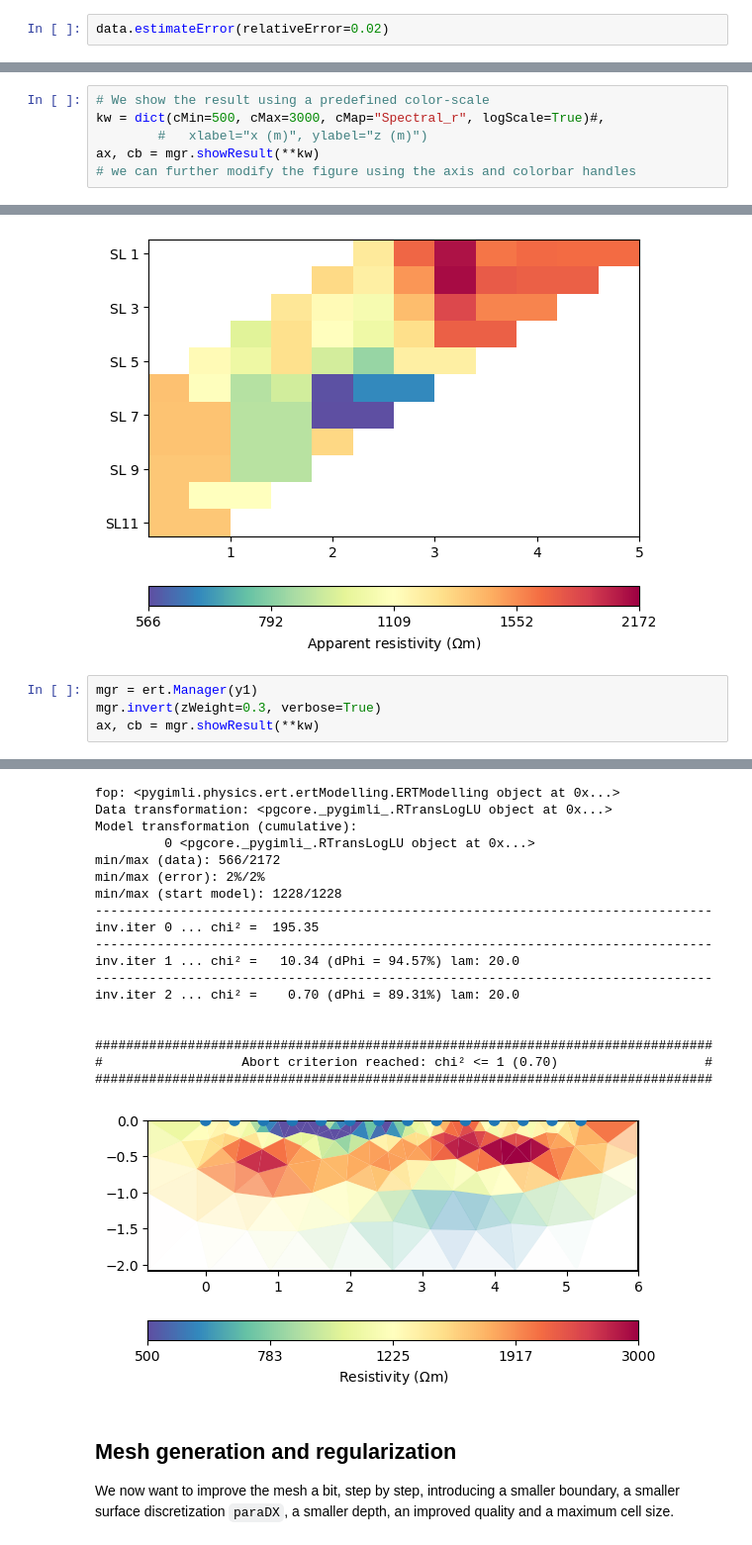
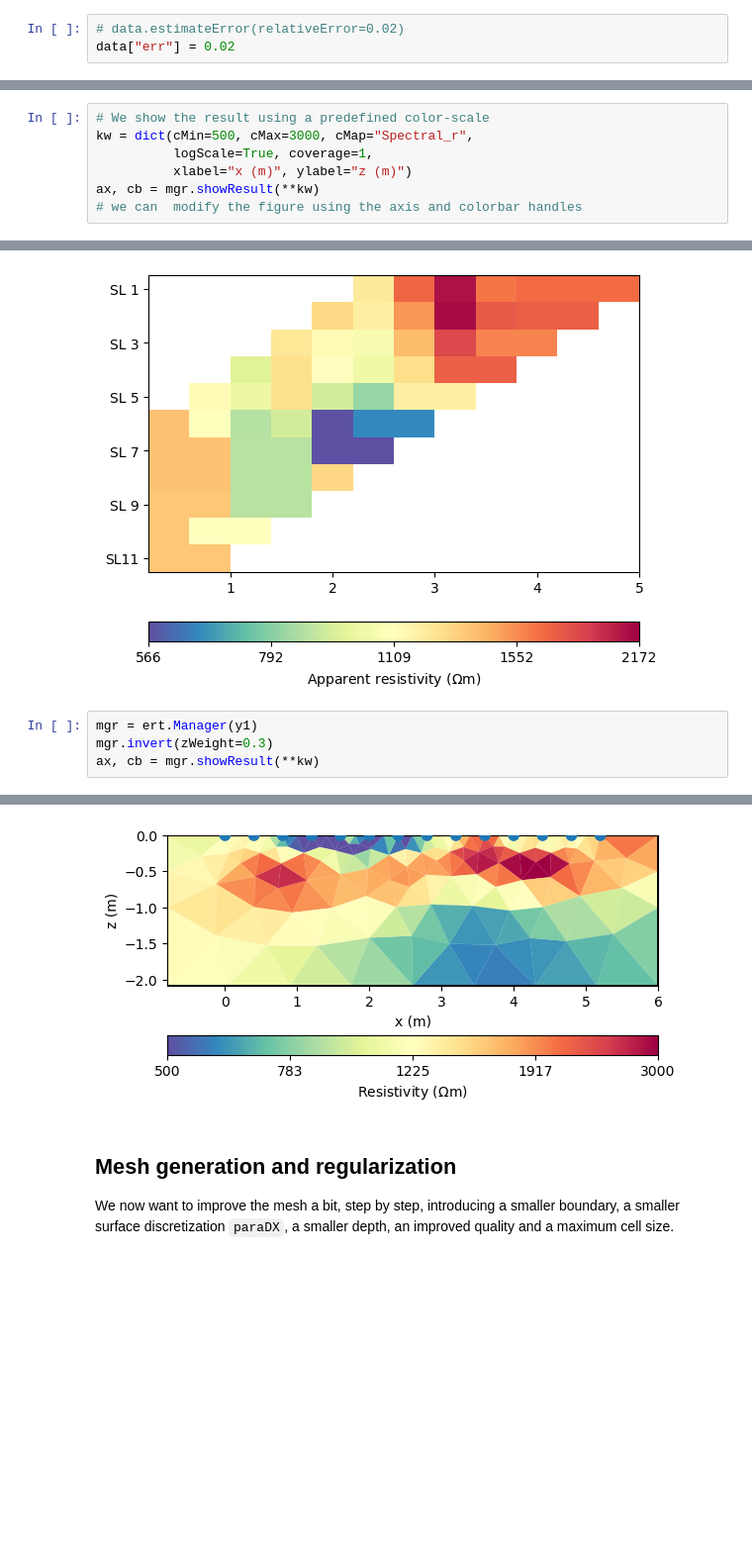
Before and after one commit to gimli-org/SEGwebinar, a Jupyter notebook: data/mulda/story.ipynb, the cells around one changed output, grey strips where cells are left out. Shown at 99% size. Cells and saved outputs as stored; diff of their text form; blank space fills up the shorter version.

```diff
--- a/data/mulda/story.ipynb
+++ b/data/mulda/story.ipynb
@@ -60,7 +60,8 @@ https://dev.pygimli.org/_examples_auto/3_ert/plot_10_reciprocal_analysis.html
 
 We generate an error model by assuming a relative error of 2%.
 # %%
-data.estimateError(relativeError=0.02)
+# data.estimateError(relativeError=0.02)
+data["err"] = 0.02
 # %% [markdown]
 For demonstration purposes, we will first work on 2D profiles. Therefore, we extract a single profile from the data using the `subset` command for a constant line along x=0. For 2D inversion, we exchange the x and the y coordinates.
 # %%
@@ -131,8 +132,9 @@ There is some limited systematics in the misfit distribution.
 Nevertheless, we feel qualified to have a look at the inversion result.
 # %%
 # We show the result using a predefined color-scale
-kw = dict(cMin=500, cMax=3000, cMap="Spectral_r", logScale=True)#,
-        #   xlabel="x (m)", ylabel="z (m)")
+kw = dict(cMin=500, cMax=3000, cMap="Spectral_r",
+          logScale=True, coverage=1,
+          xlabel="x (m)", ylabel="z (m)")
 ax, cb = mgr.showResult(**kw)
-# we can further modify the figure using the axis and colorbar handles
+# we can  modify the figure using the axis and colorbar handles
 # %% [output]
@@ -180,6 +177,6 @@ Data: Sensors: 14 data: 139, nonzero entries: ['a', 'b', 'err', 'k', 'm', 'n', '
 [figure]
 # %%
 mgr = ert.Manager(y1)
-mgr.invert(zWeight=0.3, verbose=True)
+mgr.invert(zWeight=0.3)
 ax, cb = mgr.showResult(**kw)
 # %% [output]
@@ -196,22 +183,4 @@ ax, cb = mgr.showResult(**kw)
-fop: <pygimli.physics.ert.ertModelling.ERTModelling object at 0x...>
-Data transformation: <pgcore._pygimli_.RTransLogLU object at 0x...>
-Model transformation (cumulative):
-         0 <pgcore._pygimli_.RTransLogLU object at 0x...>
-min/max (data): 566/2172
-min/max (error): 2%/2%
-min/max (start model): 1228/1228
---------------------------------------------------------------------------------
-inv.iter 0 ... chi² =  195.35
---------------------------------------------------------------------------------
-inv.iter 1 ... chi² =   10.34 (dPhi = 94.57%) lam: 20.0
---------------------------------------------------------------------------------
-inv.iter 2 ... chi² =    0.70 (dPhi = 89.31%) lam: 20.0
-
-
-################################################################################
-#                  Abort criterion reached: chi² <= 1 (0.70)                   #
-################################################################################
-[figure, old version]
+[figure, new version]
 # %% [markdown]
 ## Mesh generation and regularization
 We now want to improve the mesh a bit, step by step, introducing
```
Also changed, not shown: parts of 40 cells of this notebook.
